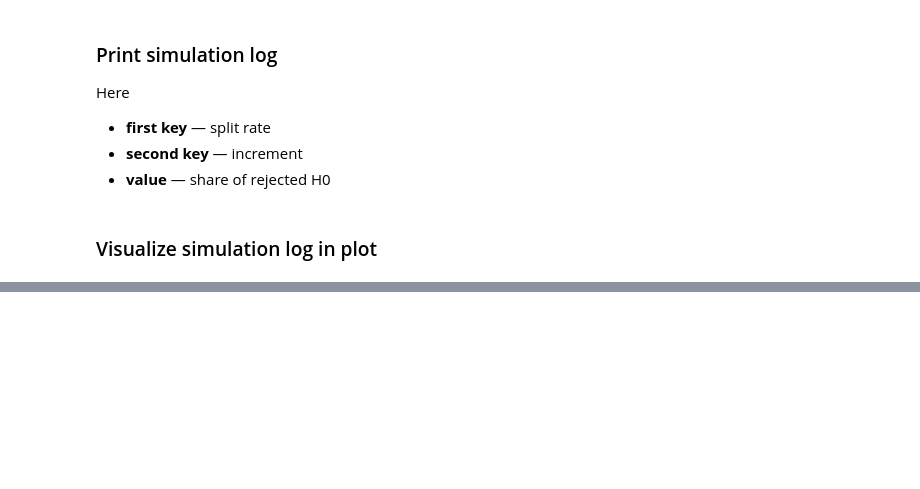
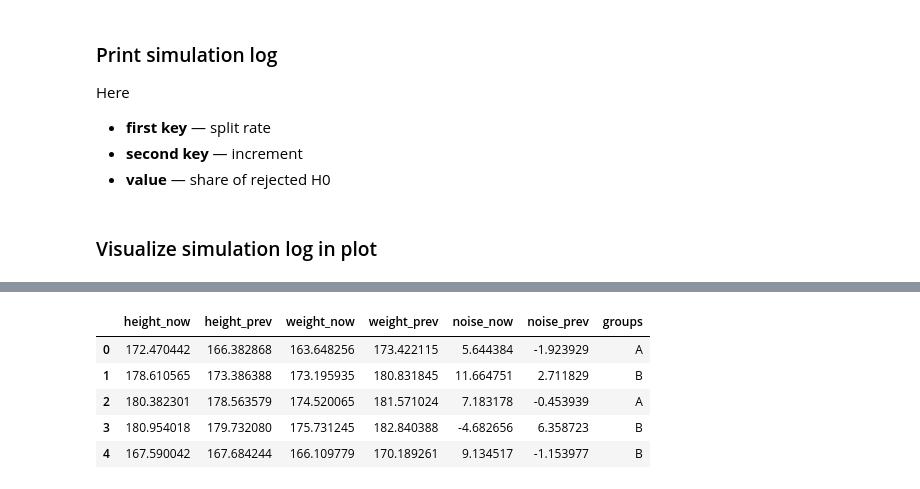
Before and after one commit to educauchy/auto-ab, a Jupyter notebook: notebooks/user_guide.ipynb, the cells around one changed output, grey strips where cells are left out. Cells and saved outputs as stored; diff of their text form; code cells hidden in the pictures; blank space fills up the shorter version.

```diff
--- a/notebooks/user_guide.ipynb
+++ b/notebooks/user_guide.ipynb
@@ -109,0 +125,10 @@ gf.plot_simulation_log(config['result']['csv_path'])
+# %%
+ab_data = pd.read_csv(os.path.join(project_dir, 'data/internal/guide/ab_data.csv'))
+ab_data.head()
+# %% [output]
+|  | height_now | height_prev | weight_now | weight_prev | noise_now | noise_prev | groups |
+| 0 | 172.470442 | 166.382868 | 163.648256 | 173.422115 | 5.644384 | -1.923929 | A |
+| 1 | 178.610565 | 173.386388 | 173.195935 | 180.831845 | 11.664751 | 2.711829 | B |
+| 2 | 180.382301 | 178.563579 | 174.520065 | 181.571024 | 7.183178 | -0.453939 | A |
+| 3 | 180.954018 | 179.732080 | 175.731245 | 182.840388 | -4.682656 | 6.358723 | B |
+| 4 | 167.590042 | 167.684244 | 166.109779 | 170.189261 | 9.134517 | -1.153977 | B |
```
Also changed, not shown: parts of 14 cells of this notebook, 1 other file.
